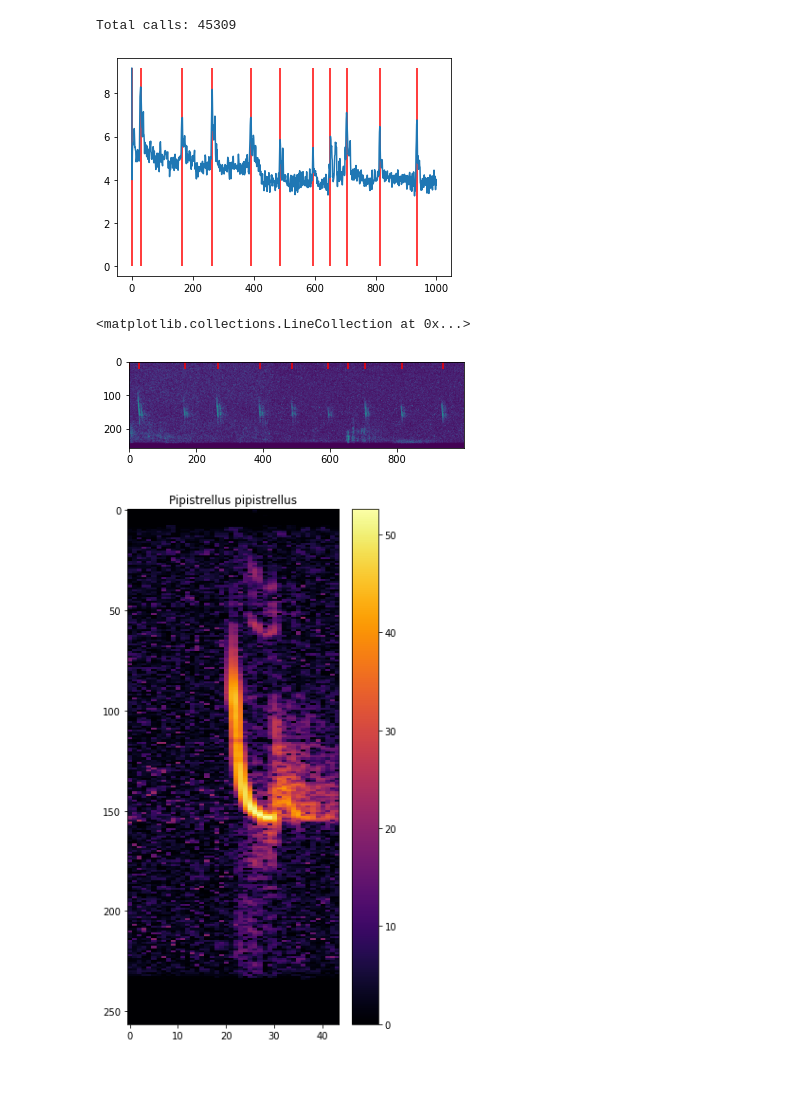
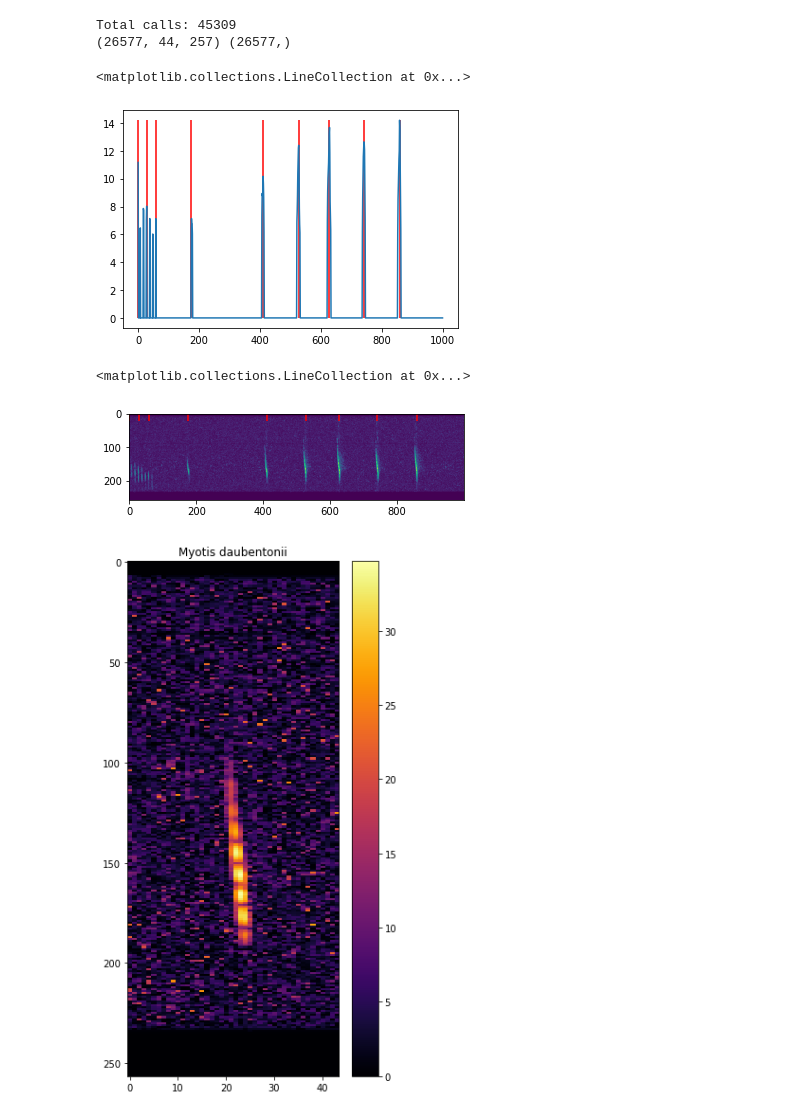
Before and after one commit to FrankFundel/BAT, a Jupyter notebook: datasets/prepare_individuals.ipynb, the cells around one changed output. Saved outputs shown, nothing was run; the diff lists cells and outputs as text; code cells hidden in the pictures; blank space fills up the shorter version.

```diff
--- a/datasets/prepare_individuals.ipynb
+++ b/datasets/prepare_individuals.ipynb
@@ -99,7 +21,8 @@ def prepareSet(set):
 # %%
-X_train, Y_train = prepareSet("train")
-X_test, Y_test = prepareSet("test")
-X_val, Y_val = prepareSet("val")
-print("Total calls:", len(X_train) + len(X_test) + len(X_val))
+X_train, Y_train, X_test, Y_test, X_val, Y_val = prepare("../datasets/prepared.h5", classes13, patch_len, threshold=0, ml=False)
-# %% [output]
-Total calls: 45309
+# %%
+print("Total calls:", len(X_train) + len(X_test) + len(X_val))
+print(X_train.shape, Y_train.shape)
+# %% [output]
+Total calls: 45309
+(26577, 44, 257) (26577,)
@@ -106,27 +32,28 @@ Total calls: 45309
 # %%
 # REMOVE LATER
+prepared_set = prepared_hf.require_group("train")
 S_db = np.asarray(prepared_set.get("Myotis daubentonii"))
-new_size = (int(S_db.shape[1] * scale_factor), int(S_db.shape[0] * scale_factor))
+new_size = (int(S_db.shape[1] * 1.0), int(S_db.shape[0] * 1.0))
 S_db = cv2.resize(S_db, dsize=new_size, interpolation=cv2.INTER_NEAREST)
 
-spec = S_db[:1000]
+ix = 0
+spec = S_db[ix:ix+1000]
 individuals = []
 env = np.mean(spec, axis=1)
-peaks = librosa.util.peak_pick(env, pre_max=3, post_max=5, pre_avg=3, post_avg=5, delta=0.6, wait=20)
+env[env < 6] = 0
+peaks = librosa.util.peak_pick(env, pre_max=5, post_max=5, pre_avg=4, post_avg=4, delta=0.4, wait=20)
 plt.plot(env)
 plt.vlines(peaks, 0, env.max(), color='r')
-for p in peaks:
-    pos = p - int(patch_len / 2)
-    individuals.append(spec[pos:pos+patch_len])
 # %% [output]
+<matplotlib.collections.LineCollection at 0x...>
-[figure, old version]
+[figure, new version]
 # %%
 # REMOVE LATER
 plt.imshow(np.rot90(spec))
 plt.vlines(peaks, 0, 20, color='r')
 # %% [output]
 <matplotlib.collections.LineCollection at 0x...>
-[figure, old version]
+[figure, new version]
 # %%
 def plot_patch(patch, y):
     plt.figure(figsize = (5, 10))
@@ -137,4 +64,5 @@ def plot_patch(patch, y):
 # %%
-plot_patch(X_ind[0], Y_ind[0])
+i = 5321
+plot_patch(X_train[i], Y_train[i])
 # %% [output]
-[figure, old version]
+[figure, new version]
```
Also changed, not shown: parts of 7 cells of this notebook, 11 other files.
